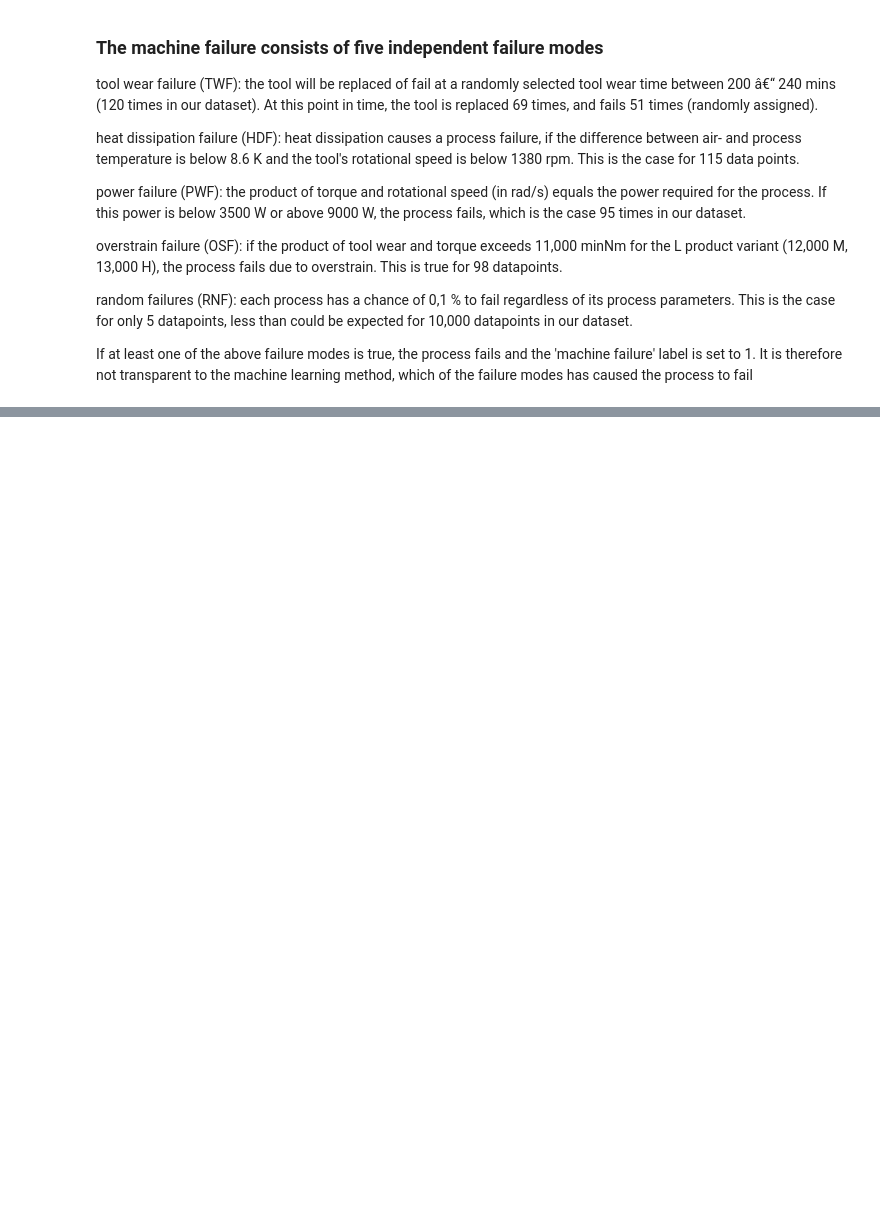
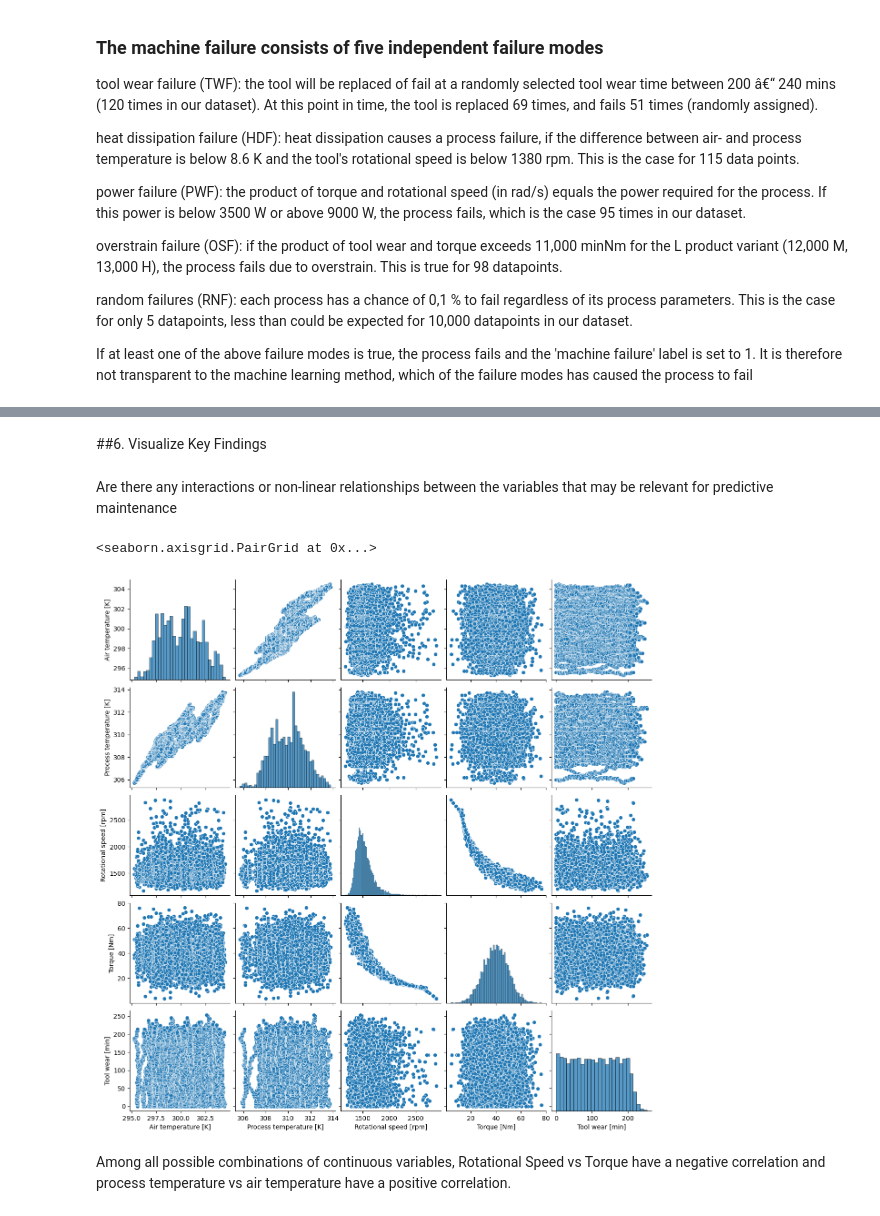
Before and after one commit to padolekrushna/predictive-maintenance, a Jupyter notebook: predictive_maintenance_project.ipynb, the cells around one changed output, grey strips where cells are left out. Saved outputs shown, nothing was run; the diff lists cells and outputs as text; code cells hidden in the pictures; blank space fills up the shorter version.

```diff
--- a/predictive_maintenance_project.ipynb
+++ b/predictive_maintenance_project.ipynb
@@ -44,0 +300,12 @@ If at least one of the above failure modes is true, the process fails and the 'm
+# %% [markdown]
+##6. Visualize Key Findings
+# %% [markdown]
+Are there any interactions or non-linear relationships between the variables that may be relevant for predictive maintenance
+# %%
+num_cols = df[['Air temperature [K]','Process temperature [K]', 'Rotational speed [rpm]', 'Torque [Nm]','Tool wear [min]']]
+sns.pairplot(num_cols)
+# %% [output]
+<seaborn.axisgrid.PairGrid at 0x...>
+[figure, added]
+# %% [markdown]
+Among all possible combinations of continuous variables, Rotational Speed vs Torque have a negative correlation and process temperature vs air temperature have a positive correlation.
```
Also changed, not shown: parts of 26 cells of this notebook.
